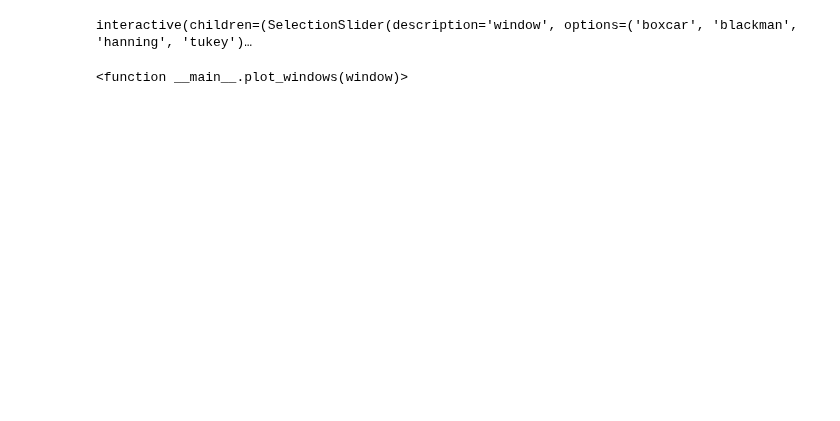
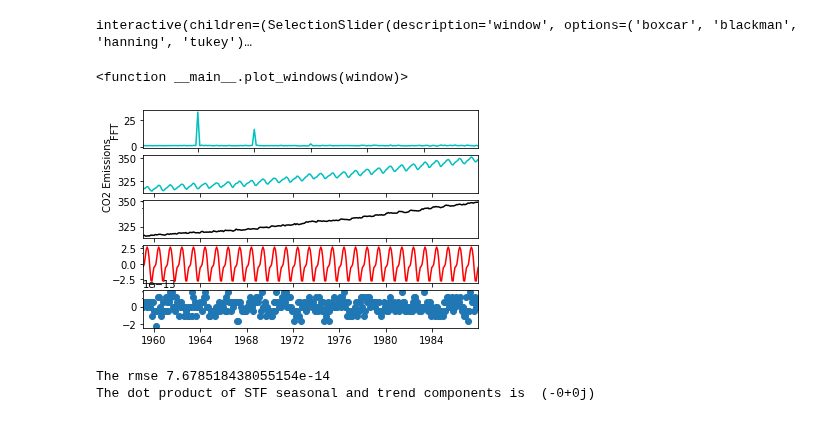
Before and after one commit to thodson-usgs/stf-decomposition, a Jupyter notebook: notebooks/01_testing_windows.ipynb, the cells around one changed output. Saved outputs shown, nothing was run; the diff lists cells and outputs as text; code cells hidden in the pictures; blank space fills up the shorter version.

```diff
--- a/notebooks/01_testing_windows.ipynb
+++ b/notebooks/01_testing_windows.ipynb
@@ -115,0 +211,9 @@ interactive(children=(SelectionSlider(description='window', options=('boxcar', '
+# %%
+co2 = pd.read_csv("../data/co2.csv")
+
+co2["date"] = pd.to_datetime(co2["date"], format = '%Y-%m-%d')
+STF(co2, "CO2", "date", "hanning")
+# %% [output]
+[figure, added]
+The rmse 7.678518438055154e-14
+The dot product of STF seasonal and trend components is  (-0+0j)
```
Also changed, not shown: parts of 2 cells of this notebook.
